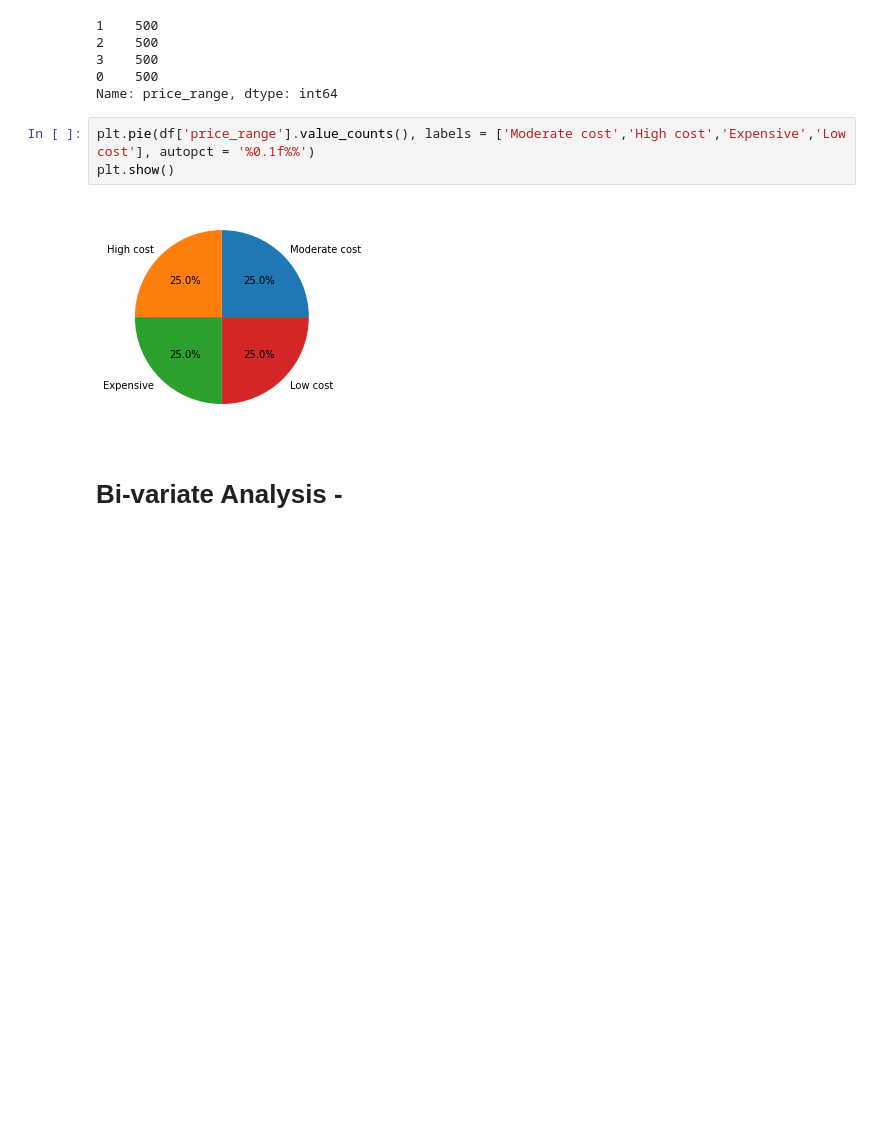
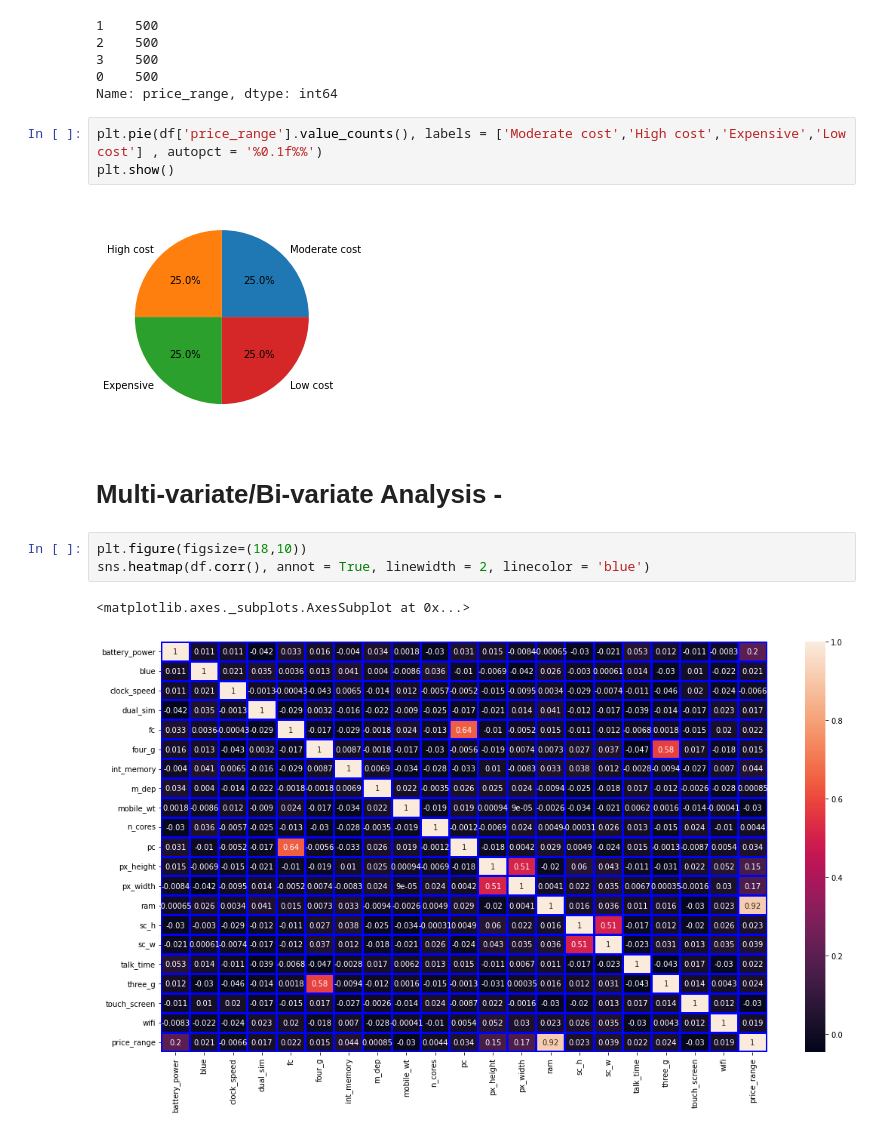
Before and after one commit to Prasad-Khedkar/Mobile_price_range-Classification-, a Jupyter notebook: Mobile_price_range_classification.ipynb, the cells around one changed output. Drawn from its saved outputs; the diff is of its cells as text; blank space fills up the shorter version.

```diff
--- a/Mobile_price_range_classification.ipynb
+++ b/Mobile_price_range_classification.ipynb
@@ -254,9 +259,15 @@ df['price_range'].value_counts()
 0    500
 Name: price_range, dtype: int64
 # %%
-plt.pie(df['price_range'].value_counts(), labels = ['Moderate cost','High cost','Expensive','Low cost'], autopct = '%0.1f%%')
+plt.pie(df['price_range'].value_counts(), labels = ['Moderate cost','High cost','Expensive','Low cost'] , autopct = '%0.1f%%')
 plt.show()
 # %% [output]
 [figure]
 # %% [markdown]
-# Bi-variate Analysis -
+# Multi-variate/Bi-variate Analysis -
+# %%
+plt.figure(figsize=(18,10))
+sns.heatmap(df.corr(), annot = True, linewidth = 2, linecolor = 'blue')
+# %% [output]
+<matplotlib.axes._subplots.AxesSubplot at 0x...>
+[figure, added]
```
Also changed, not shown: parts of 50 cells of this notebook.
